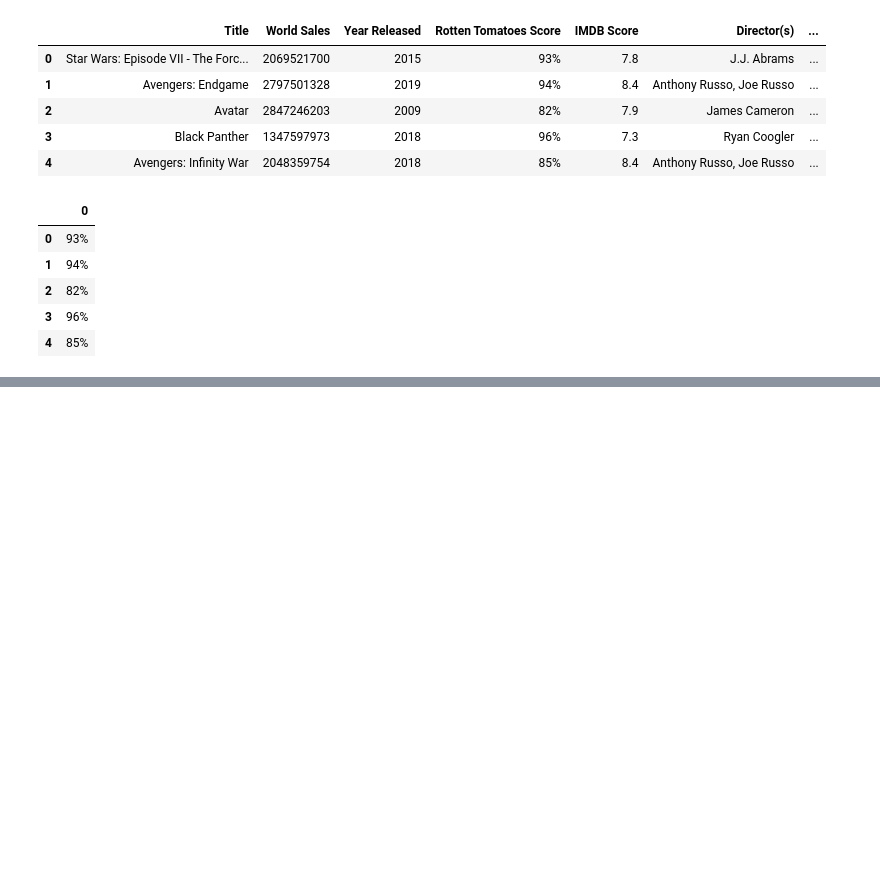
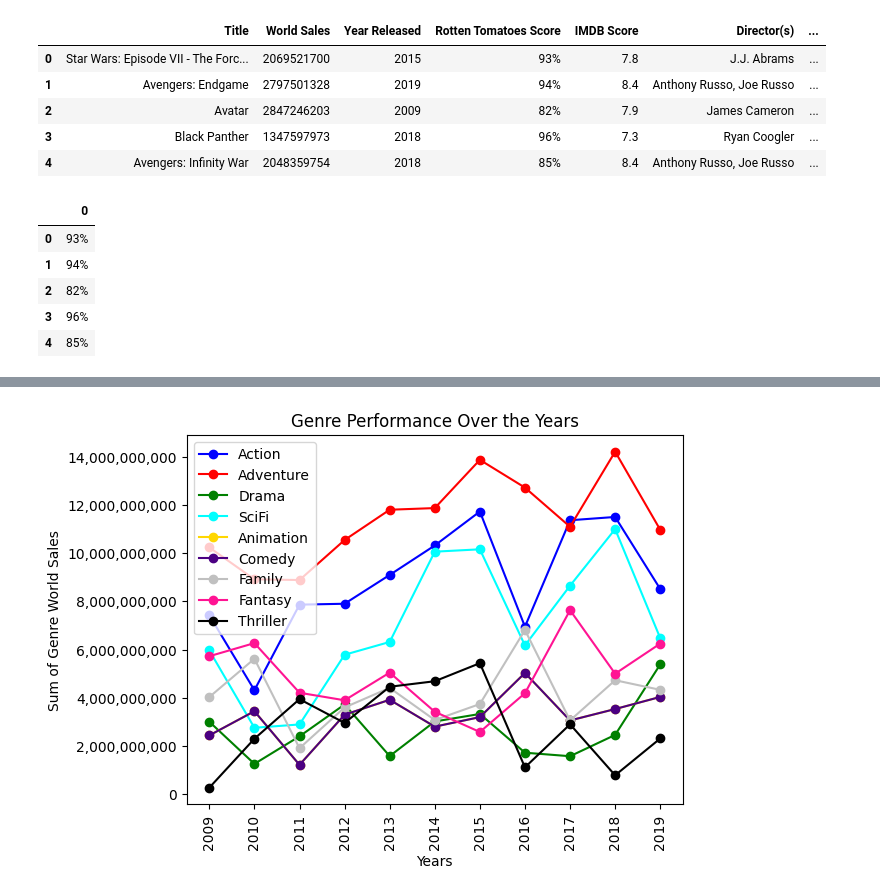
Before and after one commit to edwardAugust/project1-group2, a Jupyter notebook: main_updated.ipynb, the cells around one changed output, grey strips where cells are left out. Drawn from its saved outputs; the diff is of its cells as text; code cells hidden in the pictures; blank space fills up the shorter version.

Commit message:
completed genres over years

```diff
--- a/main_updated.ipynb
+++ b/main_updated.ipynb
@@ -170,4 +169,10 @@ full_moviels_df.to_csv("Output/Movie_Data.csv")
 # %%
-# Line plot for movie genre performance over time
+# seperate genres into new columns
 
+genre_df = pd.concat([genre_df, genre_df['Genre'].str.split(',', expand=True)], axis=1)
+genre_df = genre_df.drop(columns = 'Genre')
 #RM
+# %%
+# Pull data from 2009 to 2019
+genre_df = genre_df.loc[genre_df['Year Released'] > 2008]
+genre_df = genre_df.loc[genre_df['Year Released'] < 2020]
@@ -173,0 +192,11 @@ full_moviels_df.to_csv("Output/Movie_Data.csv")
+# %%
+# revmove special characters from genre cells
+
+genre_df['Genre_1'] = genre_df['Genre_1'].str.replace('\W', '', regex=True)
+genre_df['Genre_2'] = genre_df['Genre_2'].str.replace('\W', '', regex=True)
+genre_df['Genre_3'] = genre_df['Genre_3'].str.replace('\W', '', regex=True)
+genre_df['Genre_4'] = genre_df['Genre_4'].str.replace('\W', '', regex=True)
+genre_df['Genre_5'] = genre_df['Genre_5'].str.replace('\W', '', regex=True)
+genre_df['Genre_6'] = genre_df['Genre_6'].str.replace('\W', '', regex=True)
+genre_df['Genre_7'] = genre_df['Genre_7'].str.replace('\W', '', regex=True)
+genre_df['Genre_8'] = genre_df['Genre_8'].str.replace('\W', '', regex=True)
@@ -174,3 +278,64 @@ full_moviels_df.to_csv("Output/Movie_Data.csv")
+# %%
+# Retrieve Action world sales
+final_action = final_genre.loc[final_genre['Genre'] == 'Action']
+action_y_values = final_action['World Sales']
+x_values = final_action['Year Released']
+
+# Adventure world sales
+final_adventure = final_genre.loc[final_genre['Genre'] == 'Adventure']
+adventure_y_values = final_adventure['World Sales']
+
+#Drama world sales
+final_drama = final_genre.loc[final_genre['Genre'] == 'Drama']
+drama_y_values = final_drama['World Sales']
+
+#SciFi world sales
+final_scifi = final_genre.loc[final_genre['Genre'] == 'SciFi']
+scifi_y_values = final_scifi['World Sales']
+
+# Animation world sales
+final_animation = final_genre.loc[final_genre['Genre'] == 'Animation']
+animation_y_values = final_animation['World Sales']
+
+# Comedy world sales
+final_comedy = final_genre.loc[final_genre['Genre'] == 'Comedy']
+comedy_y_values = final_comedy['World Sales']
+
+# Family world sales
+final_family = final_genre.loc[final_genre['Genre'] == 'Family']
+family_y_values = final_family['World Sales']
+
+# Fantasy world sales
+final_fantasy = final_genre.loc[final_genre['Genre'] == 'Fantasy']
+fantasy_y_values = final_fantasy['World Sales']
+
+# Thriller world sales
+final_thriller = final_genre.loc[final_genre['Genre'] == 'Thriller']
+thriller_y_values = final_thriller['World Sales']
+
+
+#plot lines
+action_plot = plt.plot(x_values, action_y_values, marker ='o', color='blue', label="Action")
+adventure_y_plot = plt.plot(x_values, adventure_y_values, marker ='o', color='red', label="Adventure")
+drama_y_plot = plt.plot(x_values, drama_y_values, marker ='o', color='green', label="Drama")
+scifi_yplot = plt.plot(x_values, scifi_y_values, marker ='o', color='cyan', label="SciFi")
+animation_yplot = plt.plot(x_values, animation_y_values, marker ='o', color='gold', label="Animation")
+comedy_yplot = plt.plot(x_values, animation_y_values, marker ='o', color='indigo', label="Comedy")
+family_yplot = plt.plot(x_values, family_y_values, marker ='o', color='silver', label="Family")
+fantasy_yplot = plt.plot(x_values, fantasy_y_values, marker ='o', color='deeppink', label="Fantasy")
+thriller_yplot = plt.plot(x_values, thriller_y_values, marker ='o', color='black', label="Thriller")
+
+plt.legend(loc="upper left") # plot legend
+plt.ticklabel_format(style='plain')
+# titles
+plt.title("Genre Performance Over the Years")
+plt.xlabel("Years")
+plt.ylabel("Sum of Genre World Sales")
+plt.xticks(x_values, rotation=90) # show all x values and rotate
+plt.gca().yaxis.set_major_formatter(plt.matplotlib.ticker.StrMethodFormatter('{x:,.0f}')) # add commas to yticks
+plt.show()
+# %% [output]
+[figure, added]
 # %%
 # Bar chart for movie rated vs. box office
 
```
Also changed, not shown: parts of 7 cells of this notebook.
